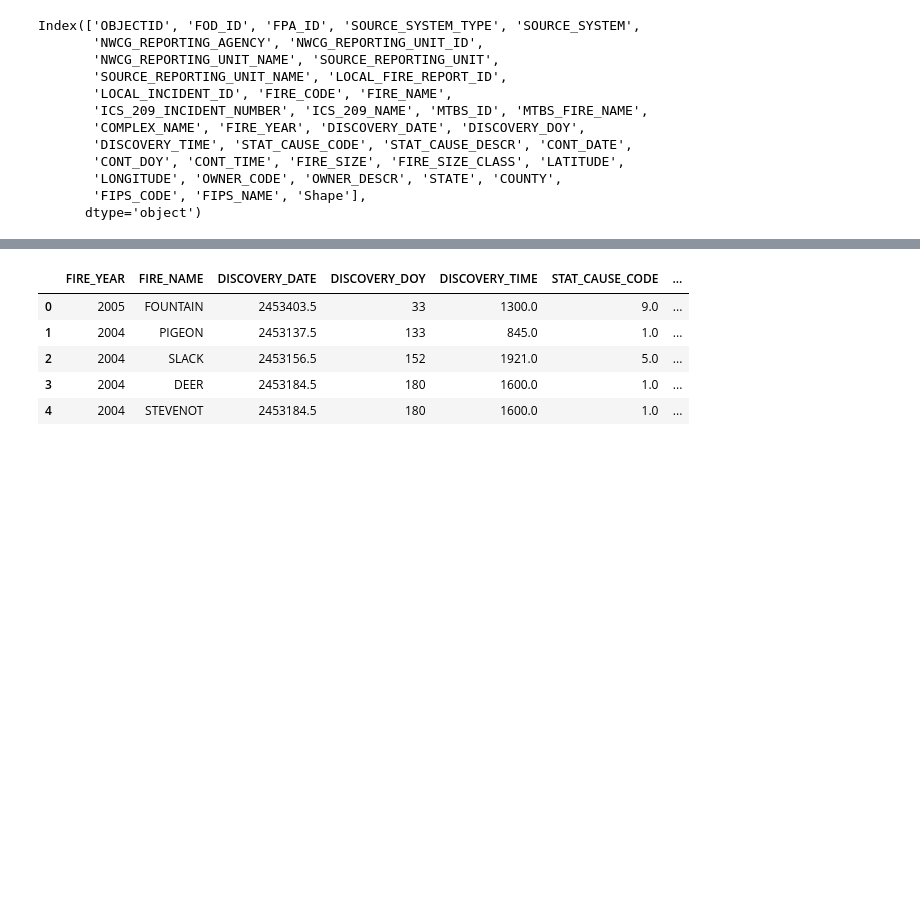
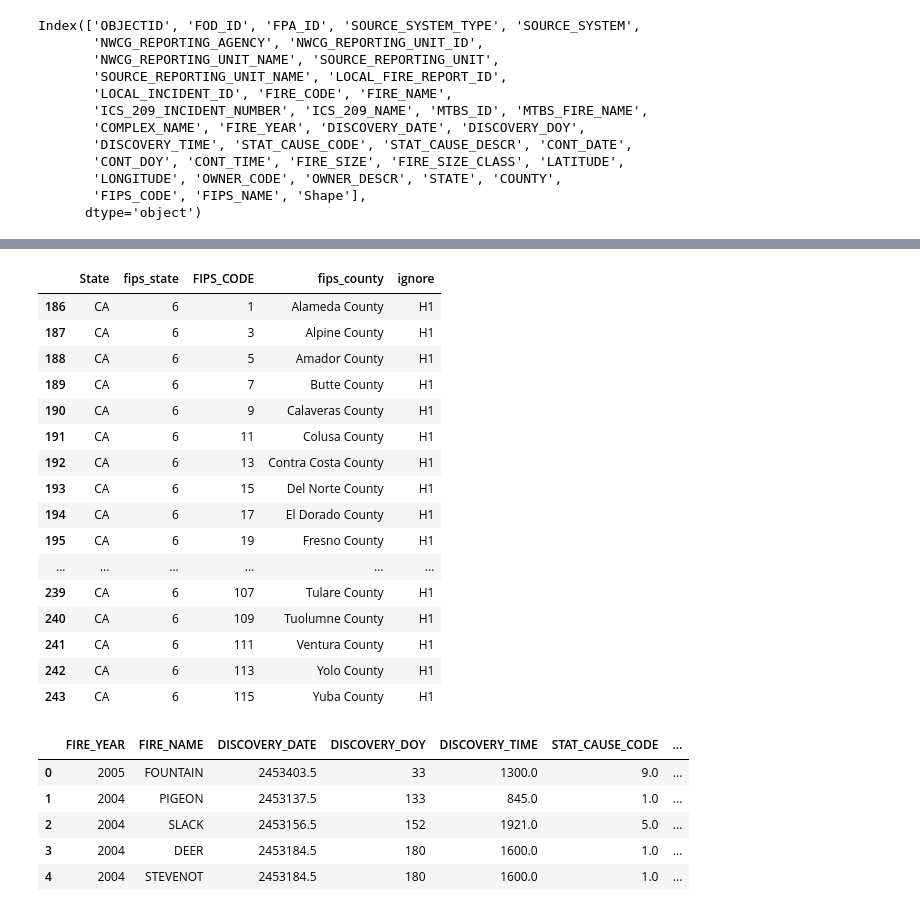
Before and after one commit to Jagjeet/fire-analysis-project, a Jupyter notebook: CorrelationOfCountiesAirAndFire2015.ipynb, the cells around one changed output, grey strips where cells are left out. Cells and saved outputs as stored; diff of their text form; code cells hidden in the pictures; blank space fills up the shorter version.

```diff
--- a/CorrelationOfCountiesAirAndFire2015.ipynb
+++ b/CorrelationOfCountiesAirAndFire2015.ipynb
@@ -33,3 +46,28 @@ Index(['OBJECTID', 'FOD_ID', 'FPA_ID', 'SOURCE_SYSTEM_TYPE', 'SOURCE_SYSTEM',
+# %%
+#Only fips for CA
+keep_fips_CA = {'fips_state': [6]}
+
+filtered_fips_file_df = fips_file_df[fips_file_df[list(keep_fips_CA)].isin(keep_fips_CA).all(axis=1)]
+
+filtered_fips_file_df
+# %% [output]
+|  | State | fips_state | FIPS_CODE | fips_county | ignore |
+| 186 | CA | 6 | 1 | Alameda County | H1 |
+| 187 | CA | 6 | 3 | Alpine County | H1 |
+| 188 | CA | 6 | 5 | Amador County | H1 |
+| 189 | CA | 6 | 7 | Butte County | H1 |
+| 190 | CA | 6 | 9 | Calaveras County | H1 |
+| 191 | CA | 6 | 11 | Colusa County | H1 |
+| 192 | CA | 6 | 13 | Contra Costa County | H1 |
+| 193 | CA | 6 | 15 | Del Norte County | H1 |
+| 194 | CA | 6 | 17 | El Dorado County | H1 |
+| 195 | CA | 6 | 19 | Fresno County | H1 |
+| ... | ... | ... | ... | ... | ... |
+| 239 | CA | 6 | 107 | Tulare County | H1 |
+| 240 | CA | 6 | 109 | Tuolumne County | H1 |
+| 241 | CA | 6 | 111 | Ventura County | H1 |
+| 242 | CA | 6 | 113 | Yolo County | H1 |
+| 243 | CA | 6 | 115 | Yuba County | H1 |
 # %%
 #reduce fire columns
 reduced_fire_file_df = fire_file_df[['FIRE_YEAR','FIRE_NAME','DISCOVERY_DATE', 'DISCOVERY_DOY',
```
Also changed, not shown: parts of 7 cells of this notebook, 1 other file.
